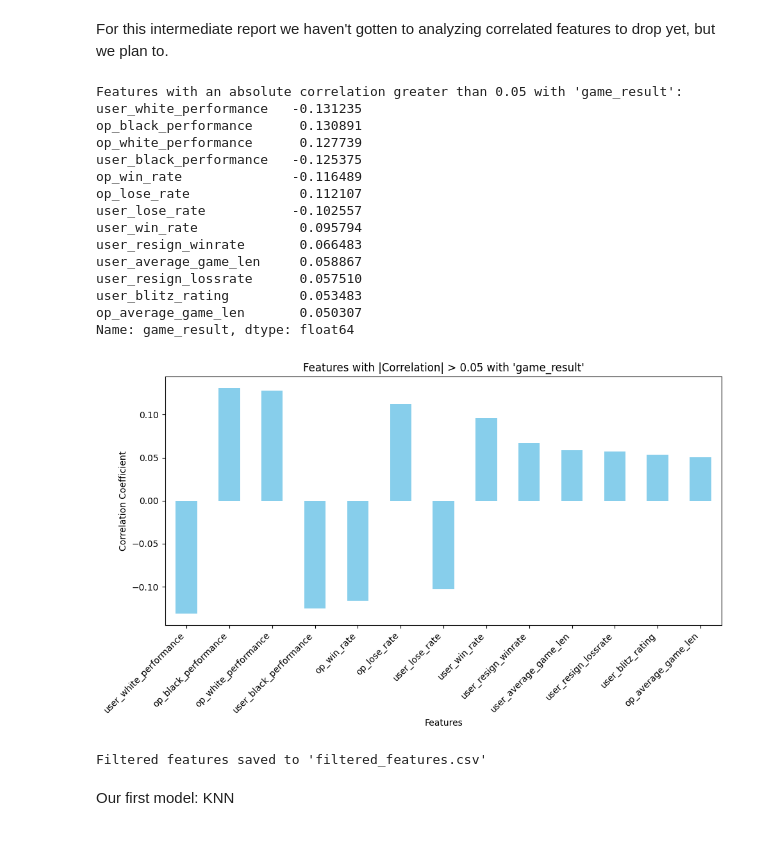
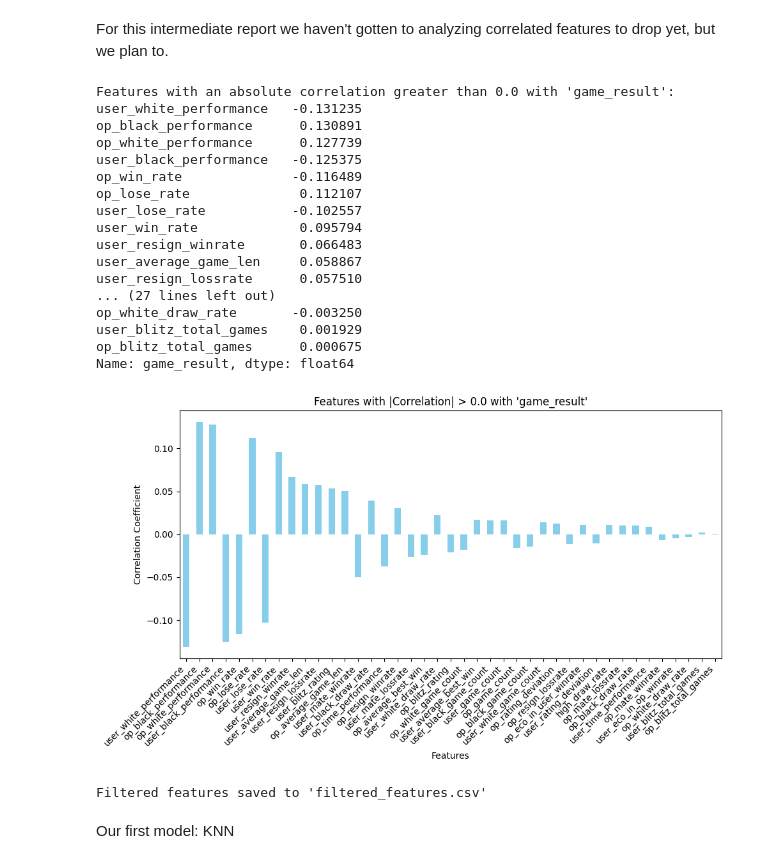
Before and after one commit to KaiSolter/cs506_final_project, a Jupyter notebook: midtermProgress/submissionLABEL.ipynb, the cells around one changed output. Saved outputs shown, nothing was run; the diff lists cells and outputs as text; code cells hidden in the pictures.

```diff
--- a/midtermProgress/submissionLABEL.ipynb
+++ b/midtermProgress/submissionLABEL.ipynb
@@ -459,7 +459,7 @@ if label_col not in df_relevant.columns:
 corr_with_label = correlation_matrix[label_col].drop(labels=[label_col])  # Exclude self-correlation
 
 # Filter features with absolute correlation greater than 0.10
-threshold = 0.05
+threshold = 0.00
 strong_corr = corr_with_label[abs(corr_with_label) > threshold]
 
 # Sort the features by absolute correlation in descending order
@@ -472,37 +472,39 @@ print(strong_corr_sorted)
 # Optional: Visualize the strong correlations with a bar plot
 plt.figure(figsize=(10, 6))
 strong_corr_sorted.plot(kind='bar', color='skyblue')
 plt.title(f"Features with |Correlation| > {threshold} with '{label_col}'")
 plt.xlabel("Features")
 plt.ylabel("Correlation Coefficient")
 plt.xticks(rotation=45, ha="right")
 plt.tight_layout()
 plt.show()
 
 strong_features = strong_corr_sorted.index.tolist()
 df_filtered = df[strong_features + [label_col]]
 
 # Save the filtered DataFrame to a new CSV file
 output_csv = 'filtered_features.csv'
 df_filtered.to_csv(output_csv, index=False)
 print(f"Filtered features saved to '{output_csv}'")
 # %% [output]
-Features with an absolute correlation greater than 0.05 with 'game_result':
+Features with an absolute correlation greater than 0.0 with 'game_result':
 user_white_performance   -0.131235
 op_black_performance      0.130891
 op_white_performance      0.127739
 user_black_performance   -0.125375
 op_win_rate              -0.116489
 op_lose_rate              0.112107
 user_lose_rate           -0.102557
 user_win_rate             0.095794
 user_resign_winrate       0.066483
 user_average_game_len     0.058867
 user_resign_lossrate      0.057510
-user_blitz_rating         0.053483
-op_average_game_len       0.050307
+... (27 lines left out)
+op_white_draw_rate       -0.003250
+user_blitz_total_games    0.001929
+op_blitz_total_games      0.000675
 Name: game_result, dtype: float64
-[figure, old version]
+[figure, new version]
 Filtered features saved to 'filtered_features.csv'
 # %% [markdown]
 Our first model: KNN
```
Also changed, not shown: parts of 2 cells of this notebook, 2 other files.
